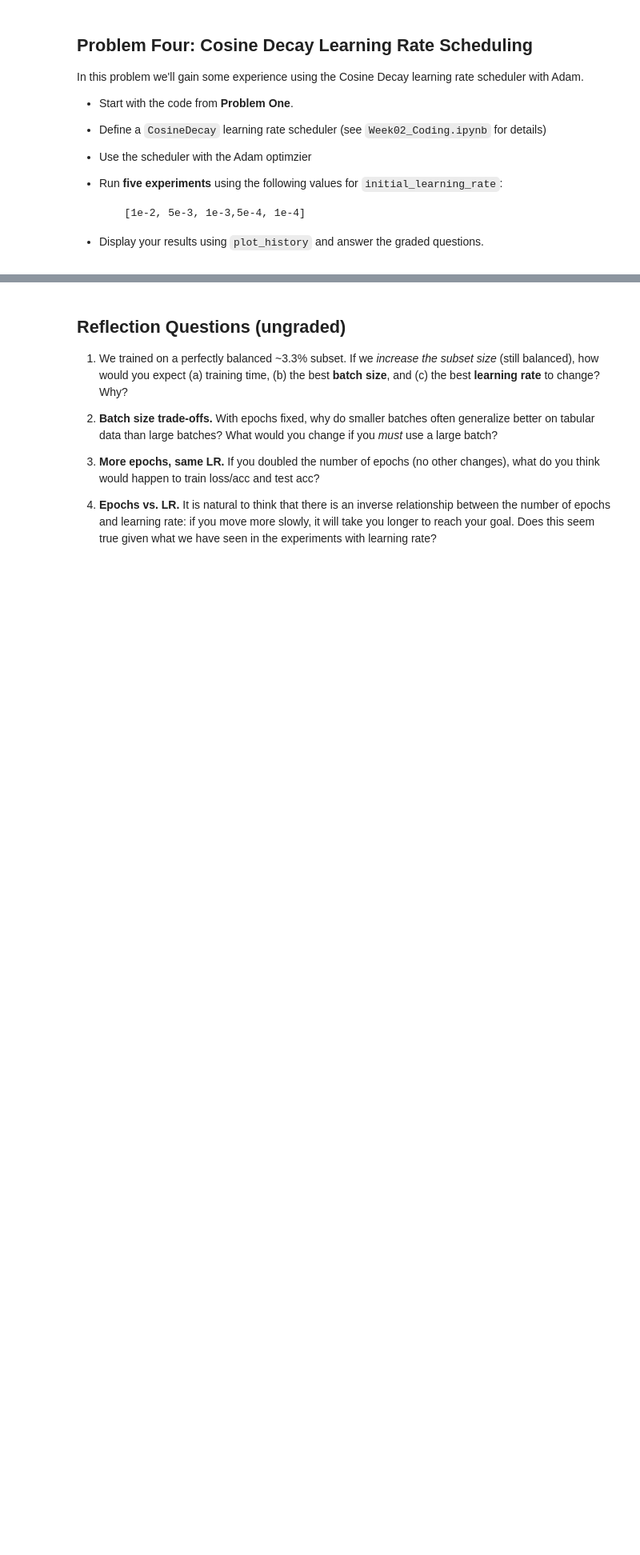
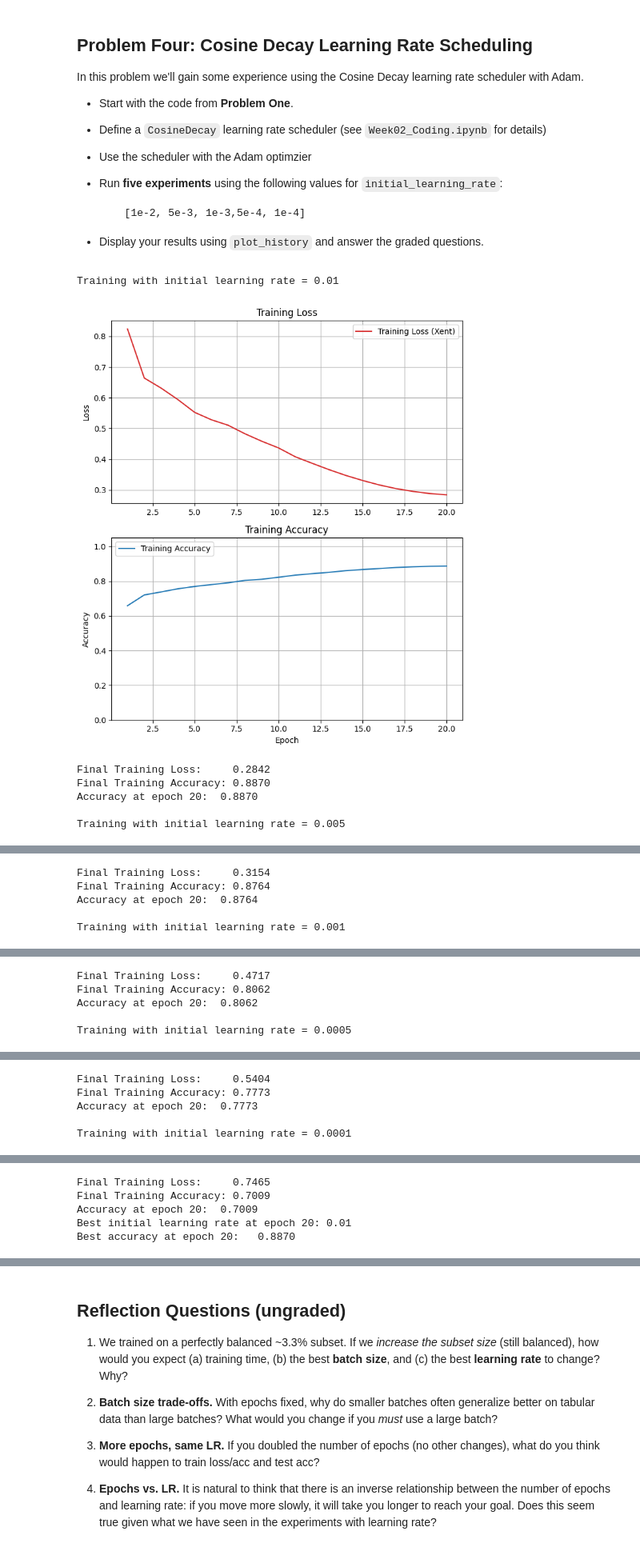
Before and after one commit to paumar2/bu-dx703-pmm, a Jupyter notebook: Homework_02.ipynb, the cells around one changed output, grey strips where cells are left out. Shown at 80% size. Cells and saved outputs as stored; diff of their text form; code cells hidden in the pictures; blank space fills up the shorter version.

```diff
--- a/Homework_02.ipynb
+++ b/Homework_02.ipynb
@@ -368,3 +443,58 @@ In this problem we'll gain some experience using the Cosine Decay learning rate
 * Display your results using `plot_history` and answer the graded questions.
 # %%
 # Your code here
+
+#define initial learning rates
+initial_lrs = [1e-2, 5e-3, 1e-3,5e-4, 1e-4]
+#store results to compare later
+results = {}
+best_acc = 0.0 #for best accuracy
+best_ilr = None #for best initial learning rate
+
+#make for loop
+for lr in initial_lrs:
+    print(f'\nTraining with initial learning rate = {lr}')
+    #training settings
+    steps_per_epoch = int(np.ceil(len(X_tr_scaled) / batch_size))
+    total_steps = n_epochs * steps_per_epoch
+    #define learning rate scheduler
+    lr_schedule = CosineDecay(initial_learning_rate=lr, decay_steps=total_steps)
+    #create model each time
+    model = Sequential([
+        Input(shape=(num_features,)),
+        Dense(64, activation='relu'),
+        Dense(32, activation='relu'),
+        Dense(num_classes, activation='softmax')
+    ])
+    #compile model
+    model.compile(
+        optimizer=Adam(learning_rate=lr_schedule),
+        loss='sparse_categorical_crossentropy',
+        metrics=['accuracy']
+    )
+    #fit model
+    history = model.fit(X_tr_scaled,
+                        y_train,
+                        epochs=n_epochs, # num. of iterations of training, defined above
+                        batch_size=batch_size, #minibatch size, defined above
+                        verbose=0 #run silently
+                    )
+    histories[r] = history
+    plot_history(history)
+    #find accuracy at epoch 20
+    acc_epoch_20 = final_tr_acc(history)
+    print(f'Accuracy at epoch 20: {acc_epoch_20: .4f}')
+    if acc_epoch_20 > best_acc:
+        best_acc= acc_epoch_20
+        best_ilr_size = lr
+
+print(f'Best initial learning rate at epoch 20: {best_ilr_size}')
+print(f'Best accuracy at epoch 20:   {best_acc:.4f}')
+# %% [output]
+Training with initial learning rate = 0.01
+[figure, added]
+Final Training Loss:     0.2842
+Final Training Accuracy: 0.8870
+Accuracy at epoch 20:  0.8870
+
+Training with initial learning rate = 0.005
@@ -370,0 +502,5 @@ In this problem we'll gain some experience using the Cosine Decay learning rate
+Final Training Loss:     0.3154
+Final Training Accuracy: 0.8764
+Accuracy at epoch 20:  0.8764
+
+Training with initial learning rate = 0.001
@@ -370,0 +508,5 @@ In this problem we'll gain some experience using the Cosine Decay learning rate
+Final Training Loss:     0.4717
+Final Training Accuracy: 0.8062
+Accuracy at epoch 20:  0.8062
+
+Training with initial learning rate = 0.0005
@@ -370,0 +514,5 @@ In this problem we'll gain some experience using the Cosine Decay learning rate
+Final Training Loss:     0.5404
+Final Training Accuracy: 0.7773
+Accuracy at epoch 20:  0.7773
+
+Training with initial learning rate = 0.0001
@@ -371,3 +520,8 @@ In this problem we'll gain some experience using the Cosine Decay learning rate
+Final Training Loss:     0.7465
+Final Training Accuracy: 0.7009
+Accuracy at epoch 20:  0.7009
+Best initial learning rate at epoch 20: 0.01
+Best accuracy at epoch 20:   0.8870
 # %%
 # Set a4a to the initial learning rate which produced the best accuracy
 
```
Also changed, not shown: parts of 23 cells of this notebook.
